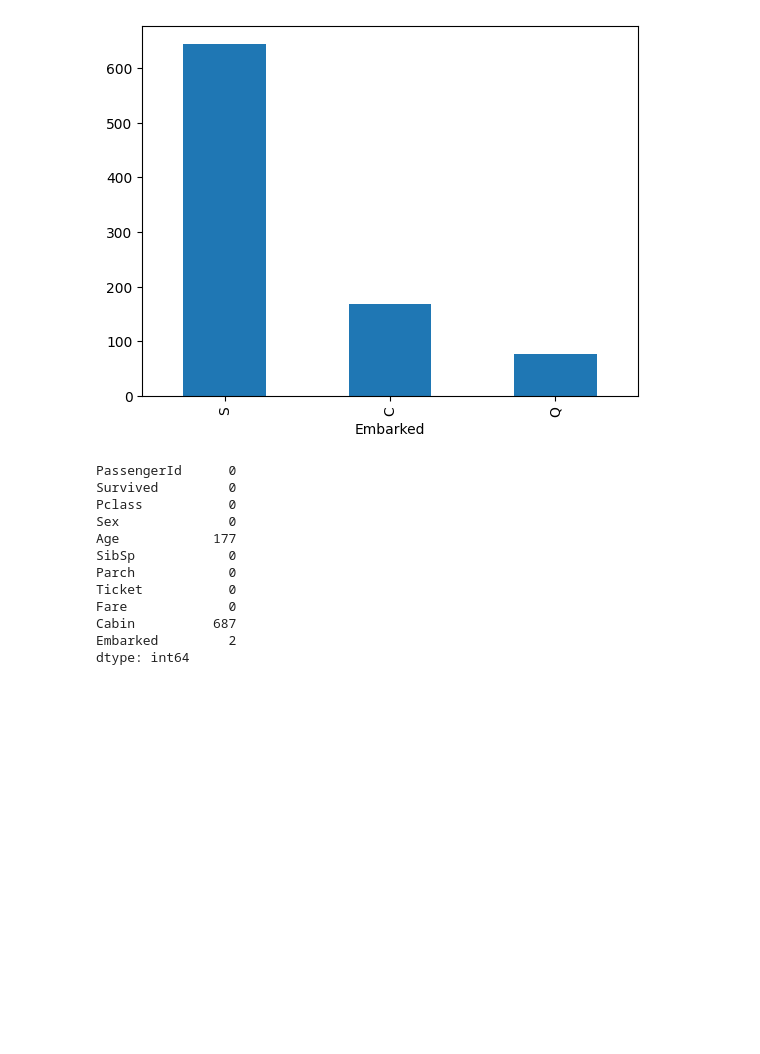
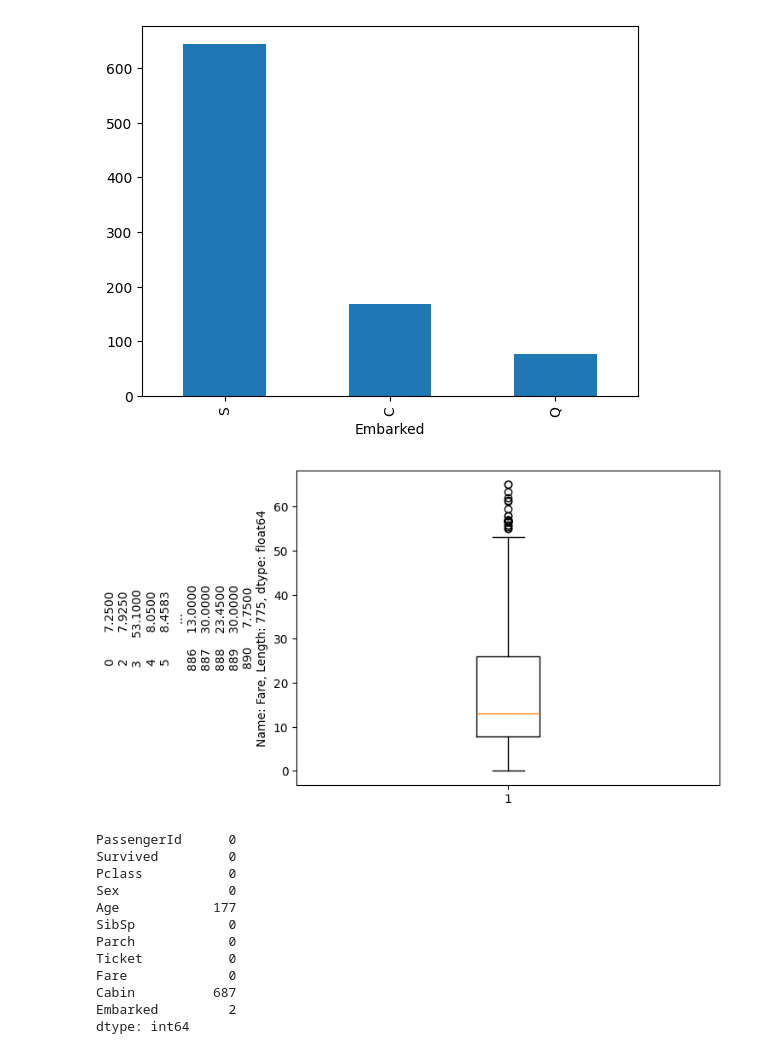
Before and after one commit to rina-bm/ML_journey, a Jupyter notebook: learning/month_01_classic_ml/week_01_classification/day_02_preprocessing/main.ipynb, the cells around one changed output. Saved outputs shown, nothing was run; the diff lists cells and outputs as text; code cells hidden in the pictures; blank space fills up the shorter version.

```diff
--- a/learning/month_01_classic_ml/week_01_classification/day_02_preprocessing/main.ipynb
+++ b/learning/month_01_classic_ml/week_01_classification/day_02_preprocessing/main.ipynb
@@ -89,6 +89,23 @@ df_train['Embarked'].value_counts().plot.bar()
 # %% [output]
 <Axes: xlabel='Embarked'>
 [figure]
+# %%
+#одномерный IQR
+
+Q1 = df_train['Fare'].quantile(0.25)
+Q3 = df_train['Fare'].quantile(0.75)
+
+IQR = Q3 - Q1
+lower = Q1 - 1.5*IQR
+upper = Q3 + 1.5*IQR
+
+df_train = df_train[(df_train['Fare'] >= lower) & (df_train['Fare'] <= upper)]
+
+plt.boxplot(df_train["Fare"])
+plt.ylabel(df_train["Fare"])
+plt.show()
+# %% [output]
+[figure, added]
 # %%
 df_train.isna().sum()
 # %% [output]
```
Also changed, not shown: parts of 7 cells of this notebook, 2 other files.
